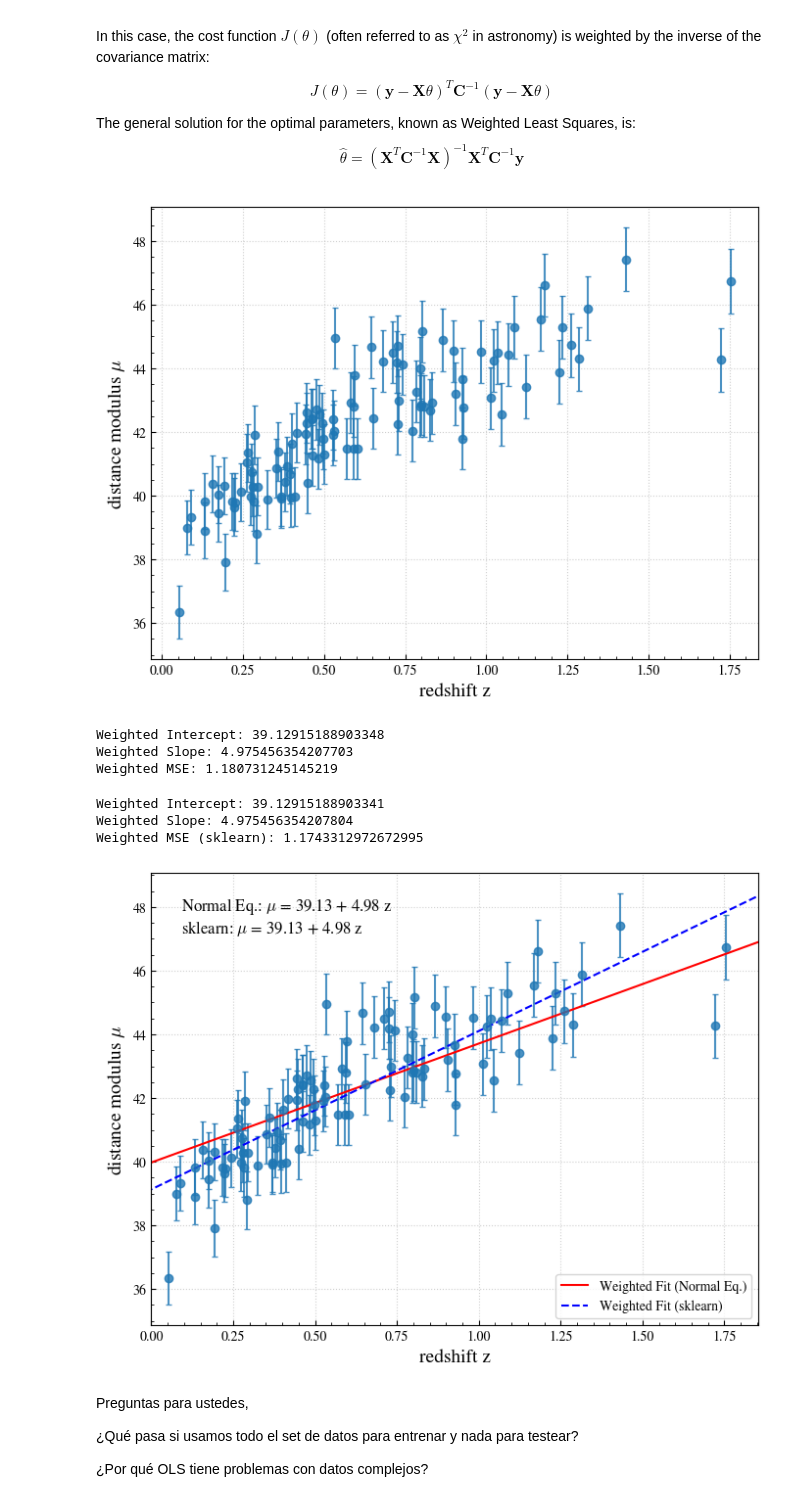
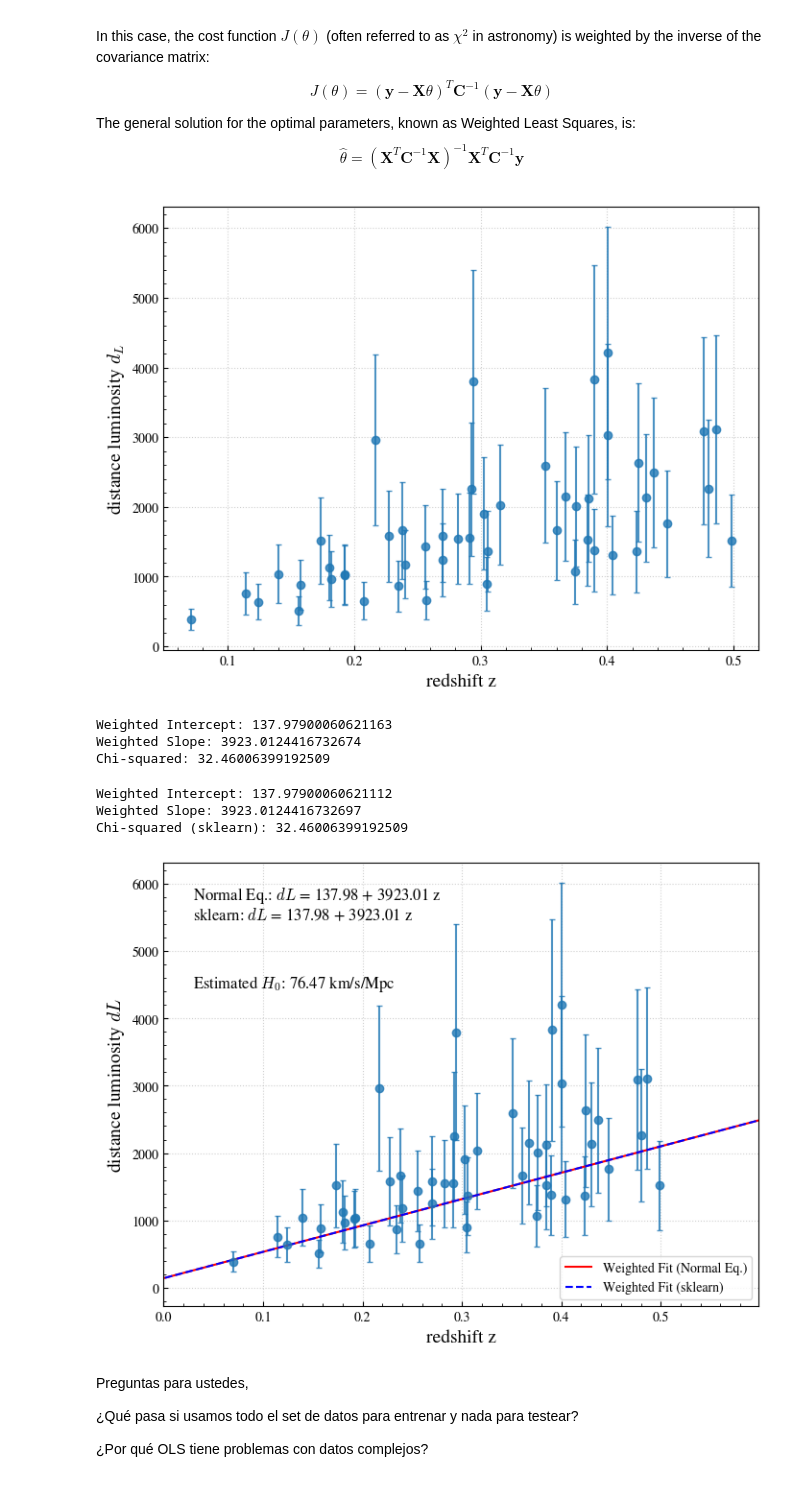
Before and after one commit to jurados/AS4501_Astroinformatic, a Jupyter notebook: Auxiliar/AUX1_LinearRegression.ipynb, the cells around one changed output. Saved outputs shown, nothing was run; the diff lists cells and outputs as text; code cells hidden in the pictures.

```diff
--- a/Auxiliar/AUX1_LinearRegression.ipynb
+++ b/Auxiliar/AUX1_LinearRegression.ipynb
@@ -258,64 +269,85 @@ $$J(\theta) = (\mathbf{y} - \mathbf{X}\theta)^T \mathbf{C}^{-1} (\mathbf{y} - \m
 The general solution for the optimal parameters, known as Weighted Least Squares, is:
 $$\hat{\theta} = \left(\mathbf{X}^T\mathbf{C}^{-1}\mathbf{X}\right)^{-1}\mathbf{X}^T \mathbf{C}^{-1} \mathbf{y}$$
 # %%
-z_sample, mu_sample, dmu_sample  = astroML.datasets.generate_mu_z(100)#, random_state=0)
+z_sample, mu_sample, dmu_sample  = astroML.datasets.generate_mu_z(100, random_state=42)
+mask = z_sample < 0.5
+z_sample, mu_sample, dmu_sample  = z_sample[mask], mu_sample[mask], dmu_sample[mask]
+
+mu2dl      = lambda mu: 10**((mu - 25) / 5)
+dL_sample  = mu2dl(mu_sample) #/ 1000 # Convert to Gpc
+ddL_sample = dL_sample * (np.log(10) / 5) * dmu_sample
 
 fig, ax = plt.subplots(figsize=(8, 6))
-ax.errorbar(z_sample, mu_sample, yerr=dmu_sample, fmt='o', capsize=2, alpha=0.8)
+ax.errorbar(z_sample, dL_sample, yerr=ddL_sample, fmt='o', capsize=2, alpha=0.8)
 ax.set_xlabel('redshift z', fontsize=14)
-ax.set_ylabel(r'distance modulus $\mu$', fontsize=14)
+ax.set_ylabel(r'distance luminosity $d_L$', fontsize=14)
 plt.grid()
 plt.show()
 # %% [output]
-[figure, old version]
+[figure, new version]
 # %%
+#
 X_mat = np.column_stack((np.ones(z_sample.shape), z_sample))
-W = np.diag(1 / dmu_sample**2)
-theta_weighted = np.linalg.inv(X_mat.T @ W @ X_mat) @ X_mat.T @ W @ mu_sample
+
+# We are assuming that the errors in dL sample are independent and normally distributed
+# with variances given by ddL_sample**2.
+# Inverse of the covariance matrix (weights)
+Cinv = np.diag(1 / ddL_sample**2)
+
+# Compute the weighted least squares solution
+theta_weighted = np.linalg.inv(X_mat.T @ Cinv @ X_mat) @ X_mat.T @ Cinv @ dL_sample
+
 print('Weighted Intercept:', theta_weighted[0])
 print('Weighted Slope:', theta_weighted[1])
-mse = np.mean((X_mat @ theta_weighted - mu_sample) ** 2)
-print('Weighted MSE:', mse)
+
+# Compute the chi-squared statistic
+dL_pred = X_mat @ theta_weighted
+chi_squared = np.sum(((dL_sample - dL_pred) / ddL_sample) ** 2)
+print('Chi-squared:', chi_squared)
 # %% [output]
-Weighted Intercept: 39.12915188903348
-Weighted Slope: 4.975456354207703
-Weighted MSE: 1.180731245145219
+Weighted Intercept: 137.97900060621163
+Weighted Slope: 3923.0124416732674
+Chi-squared: 32.46006399192509
 # %%
 X_sklearn_weighted = z_sample.reshape(-1, 1)
 
 # Weights (Inverse of Covariance Matrix)
-weights = 1 / dmu_sample**2
+weights = 1 / ddL_sample**2
 
 model_weighted = LinearRegression()
-model_weighted.fit(X_sklearn_weighted, mu_sample, sample_weight=weights)
+model_weighted.fit(X_sklearn_weighted, dL_sample, sample_weight=weights)
+
 print('Weighted Intercept:', model_weighted.intercept_)
 print('Weighted Slope:', model_weighted.coef_[0])
-mse_weighted_sklearn = mean_squared_error(mu_sample, model_weighted.predict(X_sklearn_weighted), sample_weight=weights)
-print('Weighted MSE (sklearn):', mse_weighted_sklearn)
+
+dL_pred_weighted     = model_weighted.predict(X_sklearn_weighted)
+chi_squared_weighted = np.sum(((dL_sample - dL_pred_weighted) / ddL_sample) ** 2)
+print('Chi-squared (sklearn):', chi_squared_weighted)
 # %% [output]
-Weighted Intercept: 39.12915188903341
-Weighted Slope: 4.975456354207804
-Weighted MSE (sklearn): 1.1743312972672995
+Weighted Intercept: 137.97900060621112
+Weighted Slope: 3923.0124416732697
+Chi-squared (sklearn): 32.46006399192509
 # %%
 z_fit = np.linspace(z_sample.min()-0.1, z_sample.max()+0.1, 100).reshape(-1, 1)
 X_fit_weighted = np.column_stack((np.ones(z_fit.shape[0]), z_fit))
-mu_fit_weighted = X_fit_weighted @ theta_weighted
-mu_fit_weighted_sklearn = model_weighted.predict(z_fit)
+dL_fit_weighted = X_fit_weighted @ theta_weighted
+dL_fit_weighted_sklearn = model_weighted.predict(z_fit)
 
 fig, ax = plt.subplots(figsize=(8, 6))
-ax.errorbar(z_sample, mu_sample, yerr=dmu_sample, fmt='o', capsize=2, alpha=0.8)
-ax.plot(z_fit, mu_fit_sklearn, color='red', label='Weighted Fit (Normal Eq.)')
-ax.plot(z_fit, mu_fit_weighted_sklearn, color='blue', linestyle='--', label='Weighted Fit (sklearn)')
+ax.errorbar(z_sample, dL_sample, yerr=ddL_sample, fmt='o', capsize=2, alpha=0.8)
+ax.plot(z_fit, dL_fit_weighted, color='red', label='Weighted Fit (Normal Eq.)')
+ax.plot(z_fit, dL_fit_weighted_sklearn, color='blue', linestyle='--', label='Weighted Fit (sklearn)')
 ax.set_xlabel('redshift z', fontsize=14)
-ax.set_ylabel(r'distance modulus $\mu$', fontsize=14)
-ax.text(0.05, 0.95, fr'Normal Eq.: $\mu$ = {theta_weighted[0]:.2f} + {theta_weighted[1]:.2f} z', transform=ax.transAxes, fontsize=12, verticalalignment='top')
-ax.text(0.05, 0.90, fr'sklearn: $\mu$ = {model_weighted.intercept_:.2f} + {model_weighted.coef_[0]:.2f} z', transform=ax.transAxes, fontsize=12, verticalalignment='top')
+ax.set_ylabel(r'distance luminosity $dL$', fontsize=14)
+ax.text(0.05, 0.95, fr'Normal Eq.: $dL$ = {theta_weighted[0]:.2f} + {theta_weighted[1]:.2f} z', transform=ax.transAxes, fontsize=12, verticalalignment='top')
+ax.text(0.05, 0.90, fr'sklearn: $dL$ = {model_weighted.intercept_:.2f} + {model_weighted.coef_[0]:.2f} z', transform=ax.transAxes, fontsize=12, verticalalignment='top')
+ax.text(0.05, 0.75, fr'Estimated $H_0$: {CSPEED/model_weighted.coef_[0]:.2f} km/s/Mpc', transform=ax.transAxes, fontsize=12, verticalalignment='top')
 ax.set_xlim(0.0, z_sample.max()+0.1)
 ax.legend()
 plt.grid()
 plt.show()
 # %% [output]
-[figure, old version]
+[figure, new version]
 # %% [markdown]
 Preguntas para ustedes,
 
```
Also changed, not shown: parts of 15 cells of this notebook.
